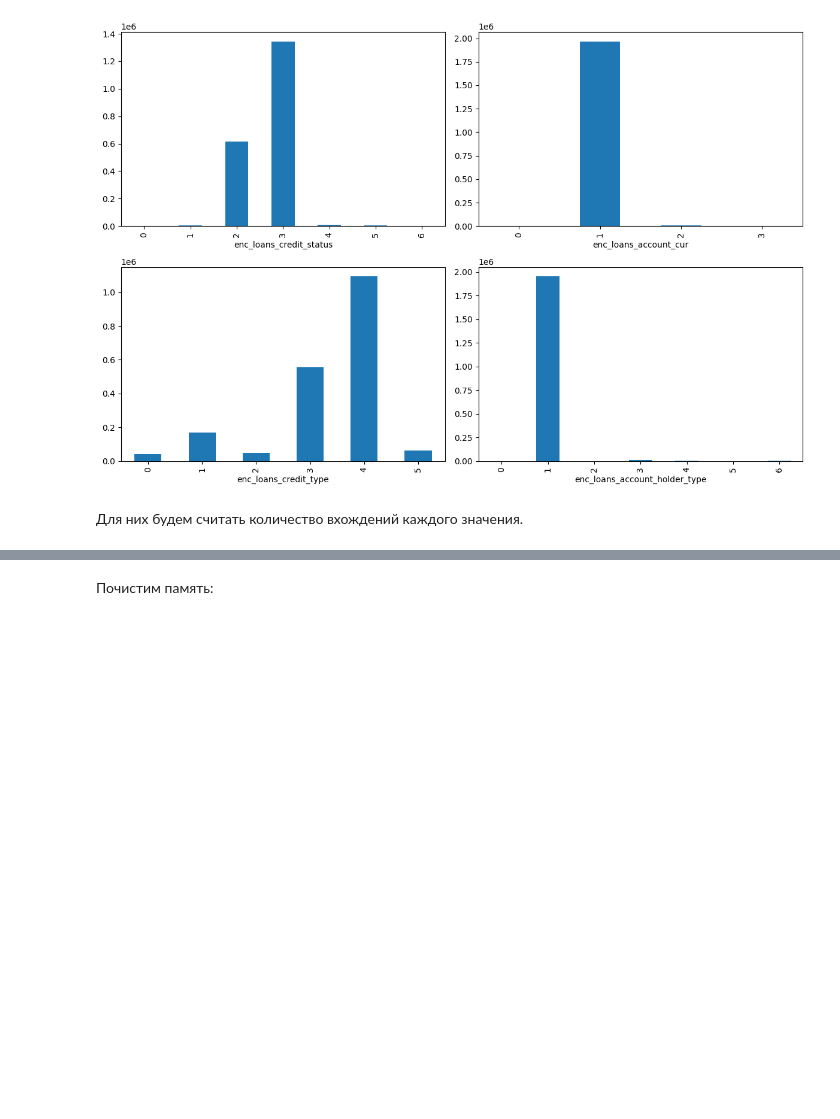
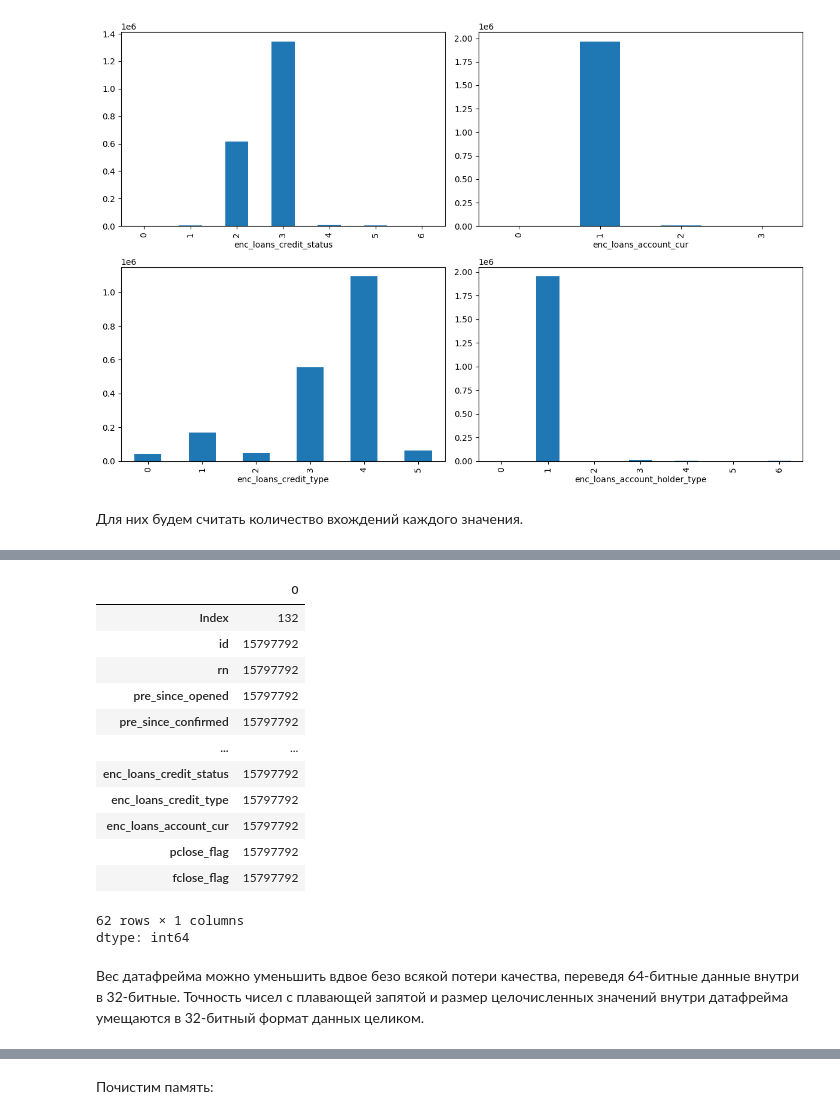
Before and after one commit to CasiCode/credit-scoring, a Jupyter notebook: credit_scoring.ipynb, the cells around one changed output, grey strips where cells are left out. Cells and saved outputs as stored; diff of their text form; code cells hidden in the pictures; blank space fills up the shorter version.

```diff
--- a/credit_scoring.ipynb
+++ b/credit_scoring.ipynb
@@ -297,0 +323,19 @@ plot_feature_hists(cols, 2, 2, (12, 8))
+# %%
+data_frame.memory_usage(deep=True)
+# %% [output]
+|  | 0 |
+| Index | 132 |
+| id | 15797792 |
+| rn | 15797792 |
+| pre_since_opened | 15797792 |
+| pre_since_confirmed | 15797792 |
+| ... | ... |
+| enc_loans_credit_status | 15797792 |
+| enc_loans_credit_type | 15797792 |
+| enc_loans_account_cur | 15797792 |
+| pclose_flag | 15797792 |
+| fclose_flag | 15797792 |
+62 rows × 1 columns
+dtype: int64
+# %% [markdown]
+Вес датафрейма можно уменьшить вдвое безо всякой потери качества, переведя 64-битные данные внутри в 32-битные. Точность чисел с плавающей запятой и размер целочисленных значений внутри датафрейма умещаются в 32-битный формат данных целиком.
```
Also changed, not shown: parts of 42 cells of this notebook.
